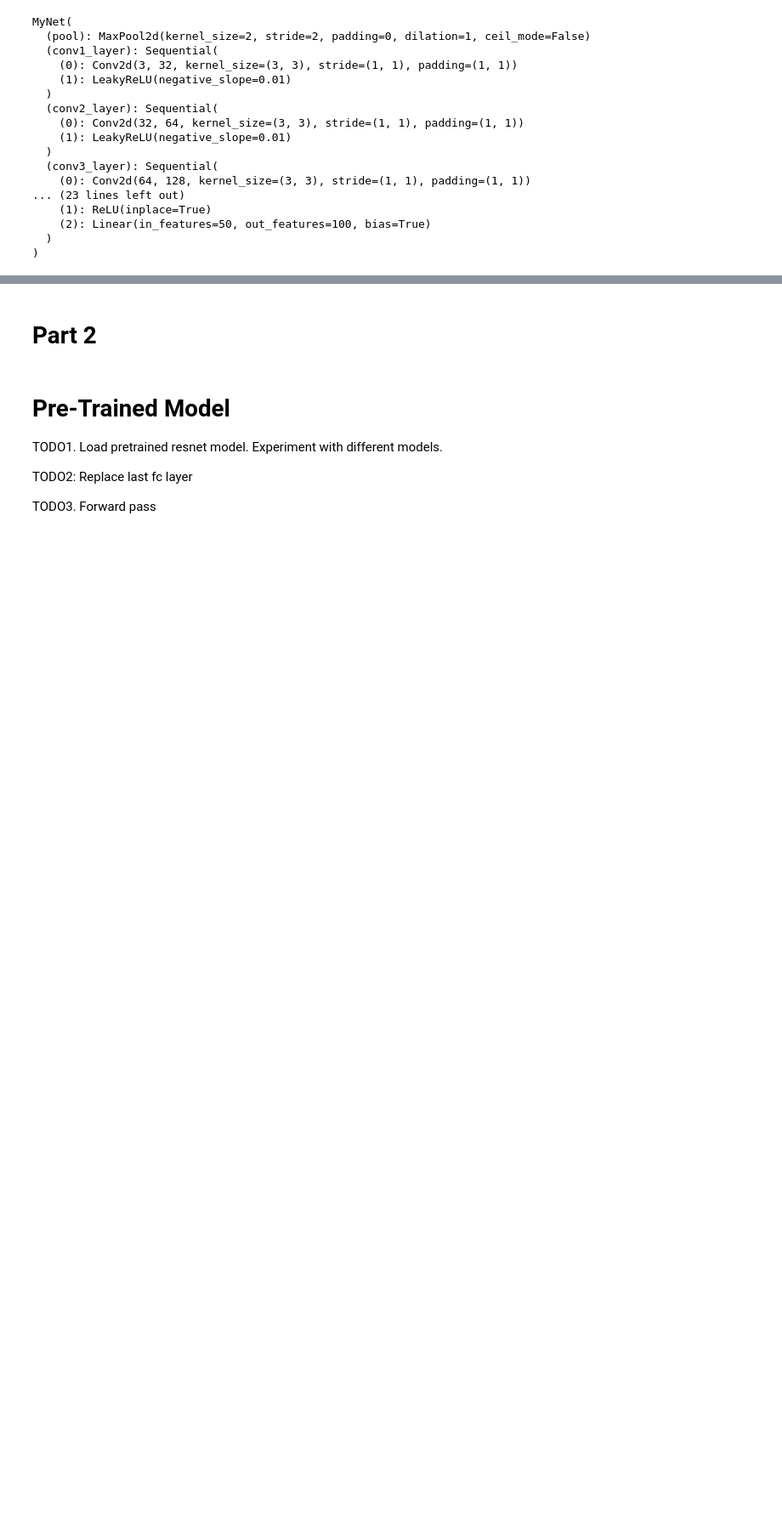
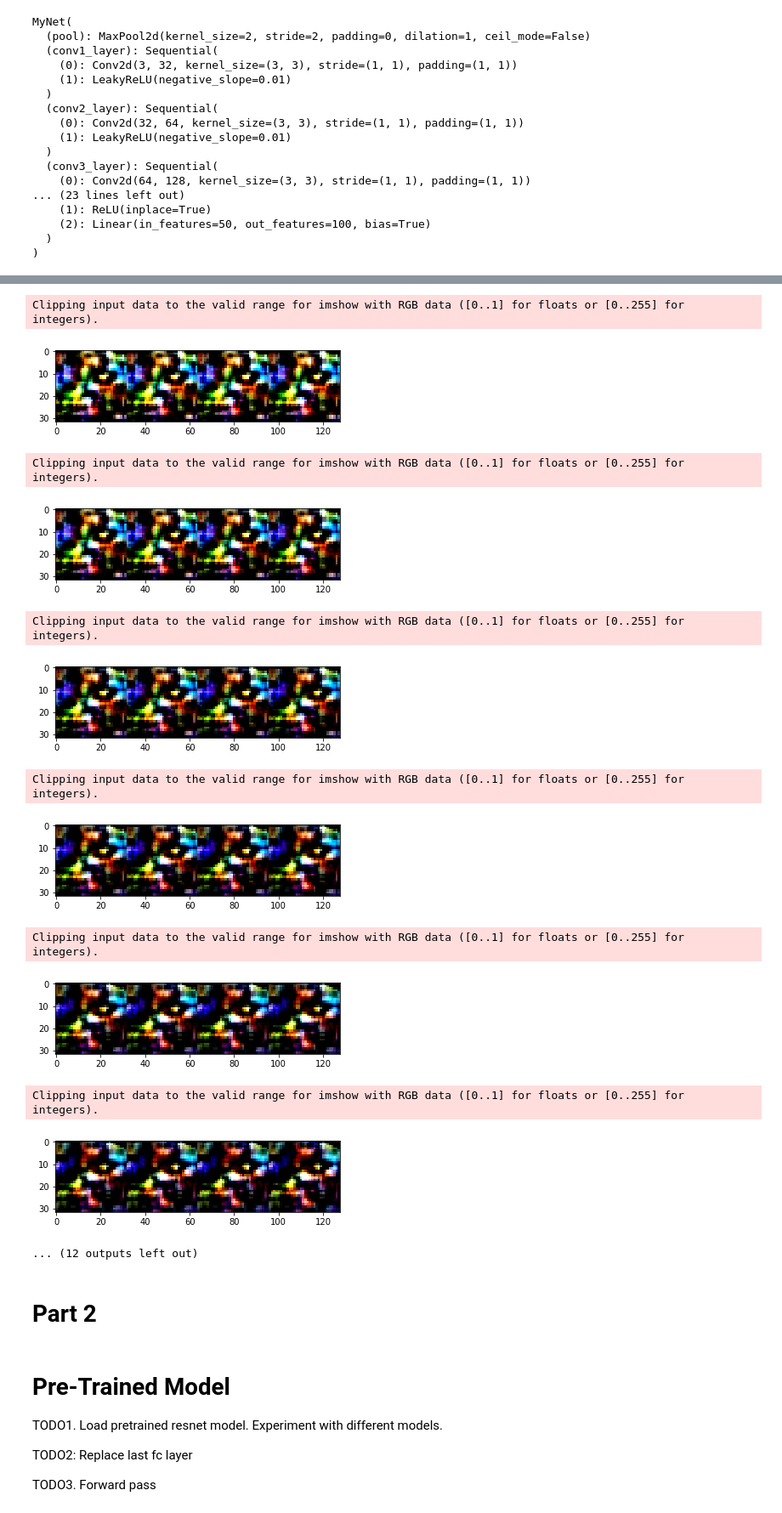
Before and after one commit to acm-uiuc/SigAI, a Jupyter notebook: mlm3_mp4.ipynb, the cells around one changed output, grey strips where cells are left out. Shown at 85% size. Saved outputs shown, nothing was run; the diff lists cells and outputs as text; code cells hidden in the pictures; blank space fills up the shorter version.

Commit message:
Added autoencoder and transfer learning code

```diff
--- a/mlm3_mp4.ipynb
+++ b/mlm3_mp4.ipynb
@@ -776,0 +830,12 @@ with open('submission_netid.csv', 'w') as csvfile:
+# %%
+### AUTOENCODER
+class MyAutoEncoder(nn.Module):
+    def __init__(self):
+        super(MyAutoEncoder, self).__init__()
+        self.encoder = Encoder()
+
+        self.decoder = Decoder()
+
+    def forward(self, x):
+        latent = self.encoder(x)
+        return self.decoder(latent)
@@ -776,0 +984,16 @@ with open('submission_netid.csv', 'w') as csvfile:
+# %%
+class ExperimentalNetwork(nn.Module):
+
+    def __init__(self):
+        super(ExperimentalNetwork, self).__init__()
+        self.encoder = Encoder()
+        self.pool = nn.MaxPool2d((2,2))
+        self.classifier = nn.Sequential(
+            nn.Linear(4*4*128, 100)
+        )
+
+    def forward(self, x):
+        enc = self.encoder(x)
+        output = enc.flatten(1,-1)
+        prediction = self.classifier(output)
+        return prediction
@@ -777,3 +1126,33 @@ with open('submission_netid.csv', 'w') as csvfile:
+# %%
+decoder = networks[0].decoder
+
+compression1 = 2*torch.rand((1,128,4,4)).to("cuda:0")-1
+compression2 = 2*torch.rand((1,128,4,4)).to("cuda:0")-1
+
+imgs = []
+
+for i in range(50):
+    mid = compression1 + (compression2 - compression1) * (i / 50)
+    output = decoder(mid).squeeze(0).permute(1,2,0).cpu().data.numpy()
+
+    imgs.append(output)
+    if (i % 4 == 0 and i > 0):
+        plt.imshow(np.concatenate(imgs[-4:], axis=1))
+        plt.show()
+# %% [output]
+Clipping input data to the valid range for imshow with RGB data ([0..1] for floats or [0..255] for integers).
+[figure, added]
+Clipping input data to the valid range for imshow with RGB data ([0..1] for floats or [0..255] for integers).
+[figure, added]
+Clipping input data to the valid range for imshow with RGB data ([0..1] for floats or [0..255] for integers).
+[figure, added]
+Clipping input data to the valid range for imshow with RGB data ([0..1] for floats or [0..255] for integers).
+[figure, added]
+Clipping input data to the valid range for imshow with RGB data ([0..1] for floats or [0..255] for integers).
+[figure, added]
+Clipping input data to the valid range for imshow with RGB data ([0..1] for floats or [0..255] for integers).
+[figure, added]
+... (12 outputs left out)
 # %% [markdown]
 # Part 2
 # %%
```
Also changed, not shown: parts of 11 cells of this notebook.
